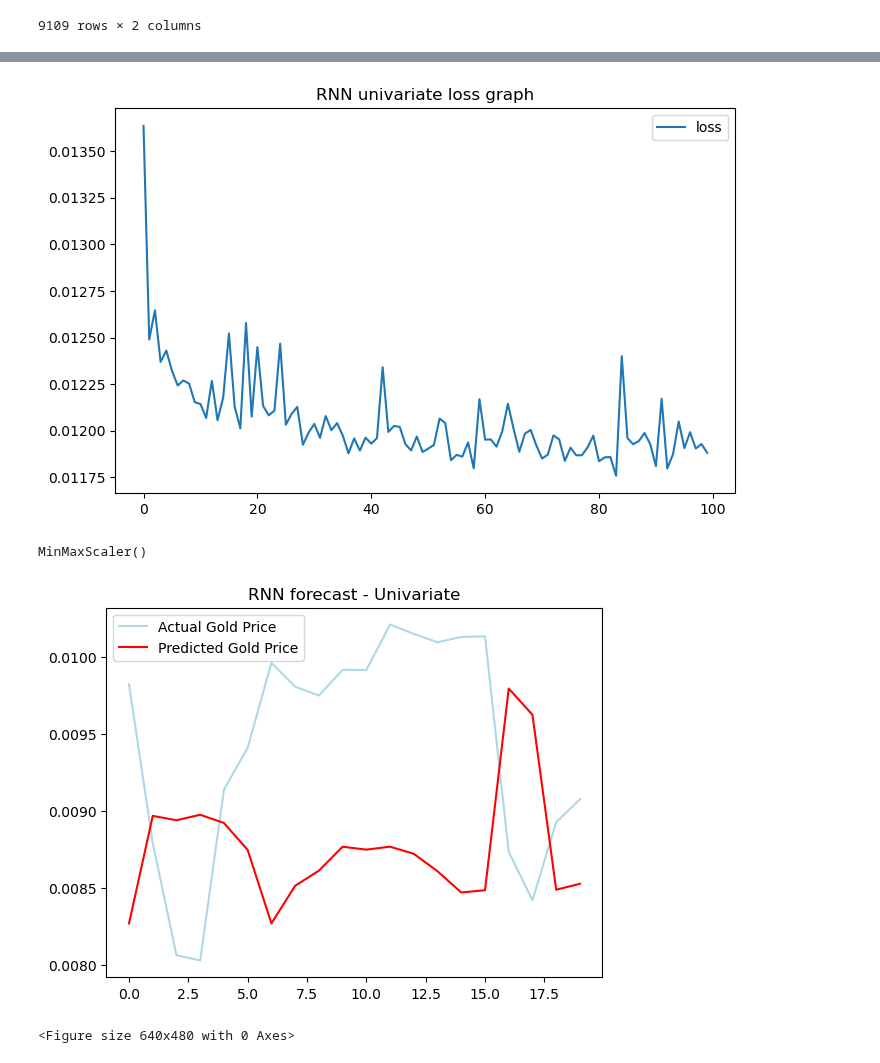
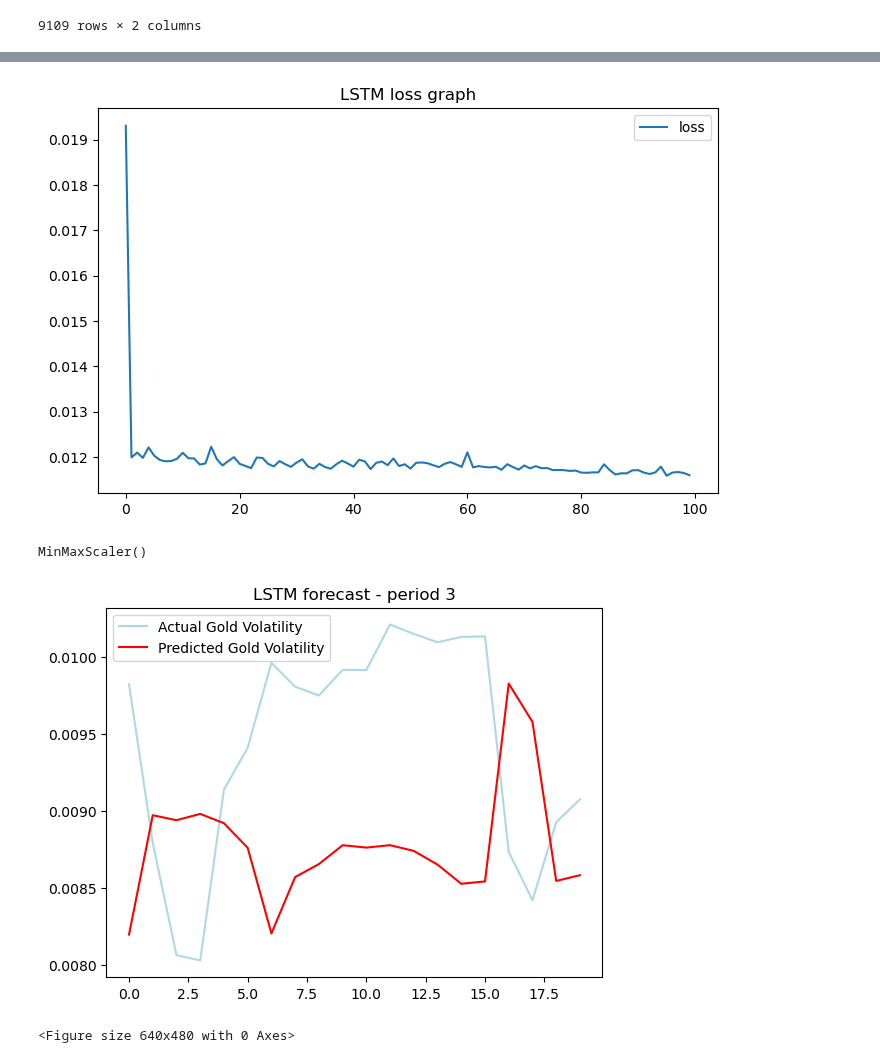
Before and after one commit to maxbranting/gold-forecast, a Jupyter notebook: Models/Volatility/LSTM.ipynb, the cells around one changed output, grey strips where cells are left out. Saved outputs shown, nothing was run; the diff lists cells and outputs as text; code cells hidden in the pictures.

Commit message:
lstm vol cosmetic  change

```diff
--- a/Models/Volatility/LSTM.ipynb
+++ b/Models/Volatility/LSTM.ipynb
@@ -100,11 +363,11 @@ else:
     pass
 # %%
 model = Sequential()
-model.add(SimpleRNN(50, activation='relu', return_sequences=True, input_shape=(X_trains.shape[1],1)))
+model.add(LSTM(50, activation='relu', return_sequences=True, input_shape=(X_trains.shape[1],1)))
 model.add(Dropout(0.2))
-model.add(SimpleRNN(100, return_sequences=True))
+model.add(LSTM(100, return_sequences=True))
 model.add(Dropout(0.2))
-model.add(SimpleRNN(200, return_sequences=False))
+model.add(LSTM(200, return_sequences=False))
 model.add(Dropout(0.2))
 model.add(Dense(1, activation = "relu"))
 
@@ -154,9 +417,9 @@ Epoch 100/100
 # %%
 pd.DataFrame(history.history).plot(figsize=(8,5))
-plt.title('RNN univariate loss graph')
+plt.title('LSTM loss graph')
 plt.show()
 # %% [output]
-[figure, old version]
+[figure, new version]
 # %%
 sctsx = MinMaxScaler(feature_range=(0,1))
 sctsx.fit(X_test.reshape(-1,1))
@@ -179,12 +443,12 @@ hat_inv = sctsy.inverse_transform(fhats)
 # %%
-plt.plot(y_test, color='lightblue', label='Actual Gold Price')
-plt.plot(hat_inv, color='red',label='Predicted Gold Price')
-plt.title('RNN forecast - Univariate')
+plt.plot(y_test, color='lightblue', label='Actual Gold Volatility')
+plt.plot(hat_inv, color='red',label='Predicted Gold Volatility')
+plt.title('LSTM forecast - period 3')
 plt.legend()
 plt.show()
 plt.clf()
 # %% [output]
-[figure, old version]
+[figure, new version]
 <Figure size 640x480 with 0 Axes>
 # %%
 # metrics
```
Also changed, not shown: parts of 45 cells of this notebook.
